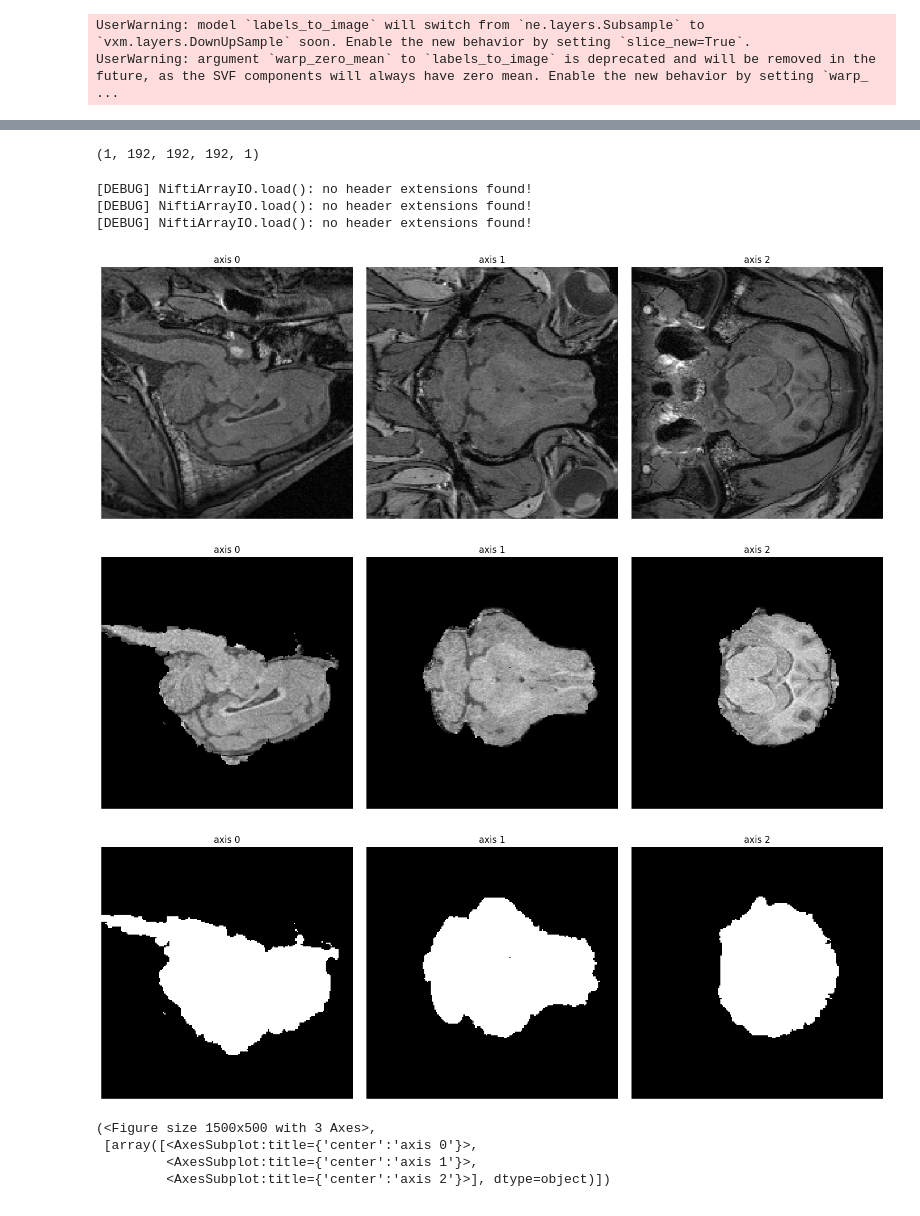
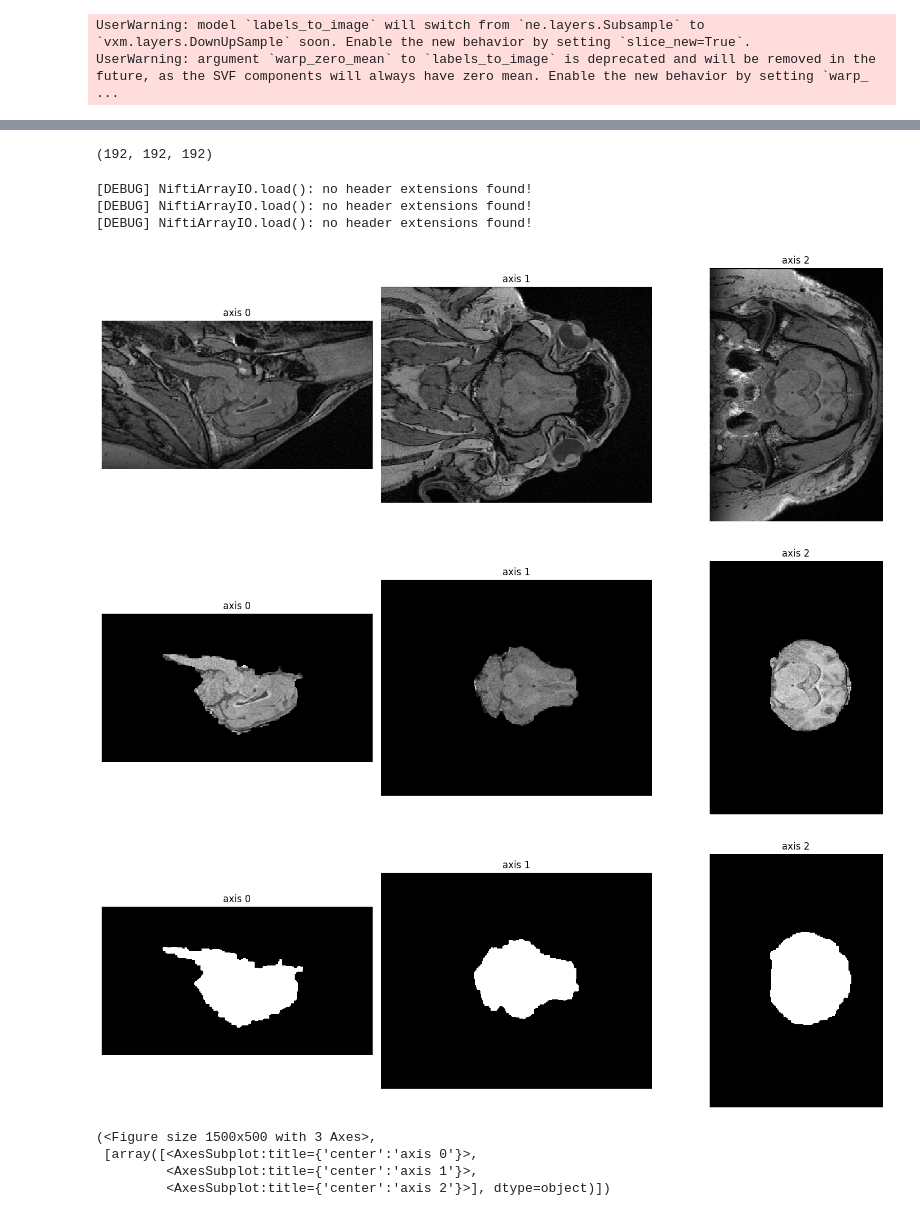
Before and after one commit to dadashkarimi/pig, a Jupyter notebook: PigGMM.ipynb, the cells around one changed output, grey strips where cells are left out. Cells and saved outputs as stored; diff of their text form; code cells hidden in the pictures.

```diff
--- a/PigGMM.ipynb
+++ b/PigGMM.ipynb
@@ -31,11 +31,21 @@ from help import *
 # %% [output]
 Issue loading cv2
 # %%
-folder_path = "/cbica/home/dadashkj/neuroconnlab_pig_data/dwi_PigAnatomical/7646/anat"
+# folder_path = "/cbica/home/dadashkj/neuroconnlab_pig_data/dwi_PigAnatomical/7646/anat"
+folder_path = "/gpfs/fs001/cbica/home/dadashkj/upenn_pigAnatomical/template/"
+resize_size=1.4
 geom_data = sf.load_volume(os.path.join(folder_path, 'anat.nii.gz')).geom
-pig_anat = sf.load_volume(os.path.join(folder_path, 'anat.nii.gz')).reshape([param_3d.img_size_192,]*3).data
-pig_brain = sf.load_volume(os.path.join(folder_path, 'anat_brain.nii.gz')).reshape([param_3d.img_size_192,]*3).data
-pig_brain_mask = sf.load_volume(os.path.join(folder_path, 'anat_brain_mask.nii.gz')).reshape([param_3d.img_size_192,]*3).data
+pig_anat = sf.load_volume(os.path.join(folder_path, 'anat.nii.gz')).resize(resize_size).reshape([param_3d.img_size_192,]*3).data
+sigma = 1  # Adjust sigma for desired smoothing effect
+pig_anat = gaussian_filter(pig_anat, sigma=sigma)
+
+pig_brain_mask = sf.load_volume(os.path.join(folder_path, 'anat_brain_mask.nii.gz')).resize(resize_size).reshape([param_3d.img_size_192,]*3).data
+pig_brain_mask = ndi.binary_fill_holes(pig_brain_mask)
+pig_brain = pig_anat * (pig_brain_mask == 1)
+
+ne.plot.volume3D(pig_anat)
+ne.plot.volume3D(pig_brain)
+ne.plot.volume3D(pig_brain_mask,cmaps=['tab20c'])
 # %% [output]
 [DEBUG] NiftiArrayIO.load(): no header extensions found!
 [DEBUG] NiftiArrayIO.load(): no header extensions found!
@@ -199,25 +220,42 @@ for i in range(5):
 ... (3 outputs left out)
 # %%
-fragment.shape
+generated_img[0,...,0].numpy().shape
 # %% [output]
-(1, 192, 192, 192, 1)
+(192, 192, 192)
 # %%
+from scipy.ndimage import distance_transform_edt
+import scipy.ndimage as ndi
+
 folder_path = "/gpfs/fs001/cbica/home/dadashkj/upenn_pigAnatomical/template/"
 geom_data = sf.load_volume(os.path.join(folder_path, 'anat.nii.gz')).geom
-pig_anat = sf.load_volume(os.path.join(folder_path, 'anat.nii.gz')).reshape([param_3d.img_size_192,]*3).data
+pig_anat = sf.load_volume(os.path.join(folder_path, 'anat.nii.gz')).data#.reshape([param_3d.img_size_192,]*3).data
  #sf.load_volume(os.path.join(folder_path, 'anat_brain.nii.gz')).reshape([param_3d.img_size_192,]*3).data
-pig_brain_mask = sf.load_volume(os.path.join(folder_path, 'anat_brain_mask.nii.gz')).reshape([param_3d.img_size_192,]*3).data
+pig_brain_mask = sf.load_volume(os.path.join(folder_path, 'anat_brain_mask.nii.gz')).data#.reshape([param_3d.img_size_192,]*3).data
+# geom_data=sf.load_volume(os.path.join(folder_path, 'anat_brain_mask.nii.gz')).reshape([param_3d.img_size_192,]*3).geom
+
+# Step 1: Fill Holes Inside the Mask
+pig_brain_mask_filled = ndi.binary_fill_holes(pig_brain_mask)
+
+from scipy.ndimage import binary_closing, binary_opening
+
+# Apply morphological closing (fills small holes)
+closed_mask = binary_closing(pig_brain_mask_filled, structure=np.ones((3,3,3)))
+
+# Apply morphological opening (removes small protrusions)
+pig_brain_mask = binary_opening(closed_mask, structure=np.ones((3,3,3)))
+
+
 pig_brain = pig_anat * (pig_brain_mask == 1)
 ne.plot.volume3D(pig_anat)
 ne.plot.volume3D(pig_brain)
 ne.plot.volume3D(pig_brain_mask)
 # %% [output]
 [DEBUG] NiftiArrayIO.load(): no header extensions found!
 [DEBUG] NiftiArrayIO.load(): no header extensions found!
 [DEBUG] NiftiArrayIO.load(): no header extensions found!
-[figure, old version]
+[figure, new version]
-[figure, old version]
+[figure, new version]
-[figure, old version]
+[figure, new version]
 (<Figure size 1500x500 with 3 Axes>,
  [array([<AxesSubplot:title={'center':'axis 0'}>,
          <AxesSubplot:title={'center':'axis 1'}>,
```
Also changed, not shown: parts of 16 cells of this notebook, 5 other files.
